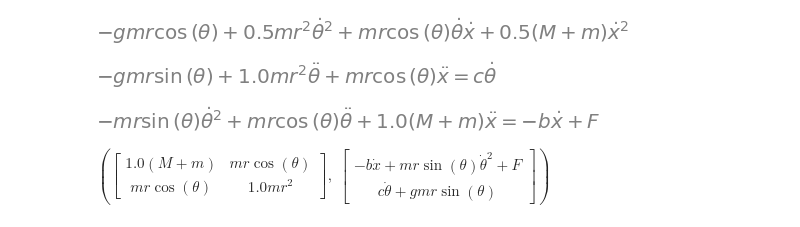
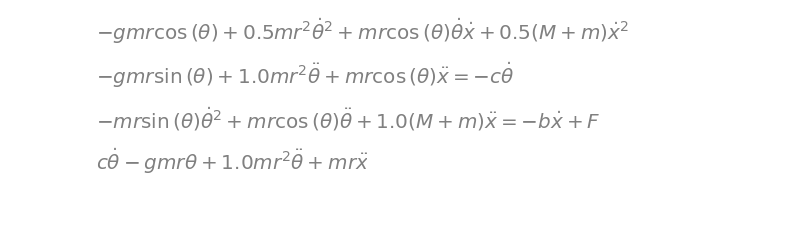
Before and after one commit to avlo2000/education, a Jupyter notebook: lecture_PendDynamics/pendulum_dynamics_deriv.ipynb, the cells around one changed output. Cells and saved outputs as stored; diff of their text form; code cells hidden in the pictures.

```diff
--- a/lecture_PendDynamics/pendulum_dynamics_deriv.ipynb
+++ b/lecture_PendDynamics/pendulum_dynamics_deriv.ipynb
@@ -17,12 +17,12 @@ L
 # %%
 # Euler-Lagrange equation for theta
 dL_dtheta = L.diff(theta)
 dL_dtheta_diff = L.diff(theta.diff())
 d_dt_dL_dtheta_diff = dL_dtheta_diff.diff(sp.symbols('t'))
-eq_theta = sp.Eq(d_dt_dL_dtheta_diff - dL_dtheta, c * theta.diff())
+eq_theta = sp.Eq(d_dt_dL_dtheta_diff - dL_dtheta, -c * theta.diff())
 eq_theta
 # %% [output]
-[figure, old version]
+[figure, new version]
 # %%
 # Euler-Lagrange equation for x
 dL_dx = L.diff(x)
@@ -34,9 +34,11 @@ eq_x
 [figure]
 # %%
 # To matrix form
-eqs = [eq_x, eq_theta]
-unknowns = [x.diff().diff(), theta.diff().diff()]
-A, b_vec = sp.linear_eq_to_matrix(eqs, unknowns)
-A, b_vec
+eq_x_lin = eq_x.subs({sp.sin(theta): theta, sp.cos(theta): 1, theta.diff() ** 2: 0})
+eq_theta_lin = eq_theta.subs({sp.sin(theta): theta, sp.cos(theta): 1, theta.diff() ** 2: 0})
+
+eq_x_alg = eq_x_lin.lhs - eq_x_lin.rhs
+eq_theta_alg = eq_theta_lin.lhs - eq_theta_lin.rhs
+eq_theta_alg
 # %% [output]
-$\displaystyle \left( \left[\begin{matrix}1.0 \left(M + m\right) & m r \cos{\left(\theta \right)}\\m r \cos{\left(\theta \right)} & 1.0 m r^{2}\end{matrix}\right], \  \left[\begin{matrix}- b \dot{x} + m r \sin{\left(\theta \right)} \dot{\theta}^{2} + F\\c \dot{\theta} + g m r \sin{\left(\theta \right)}\end{matrix}\right]\right)$
+[figure, added]
```
Also changed, not shown: parts of 4 cells of this notebook, 22 other files.
